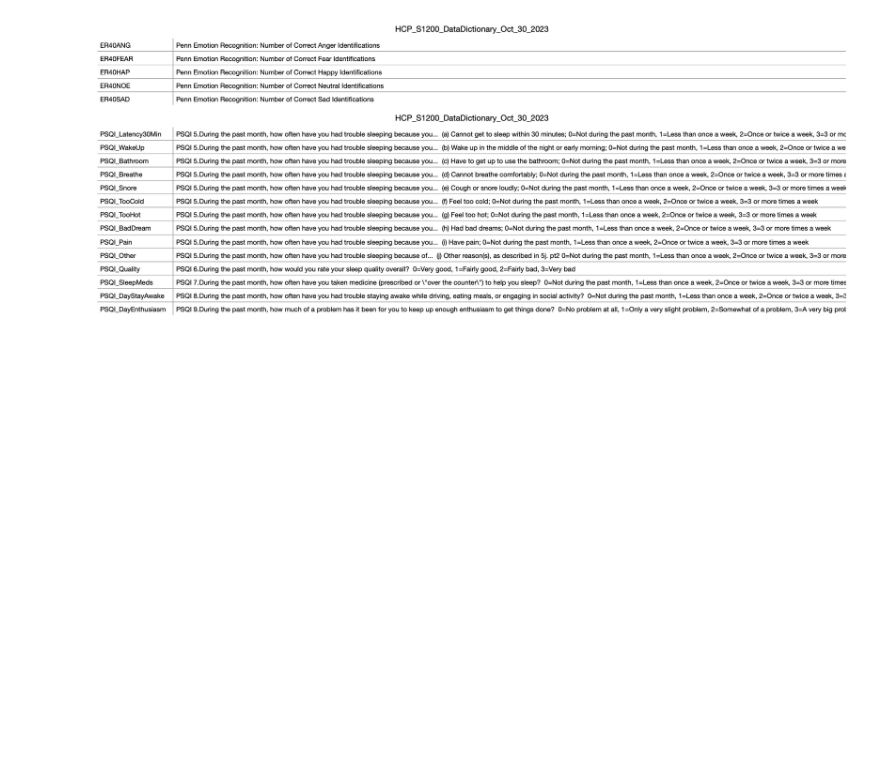
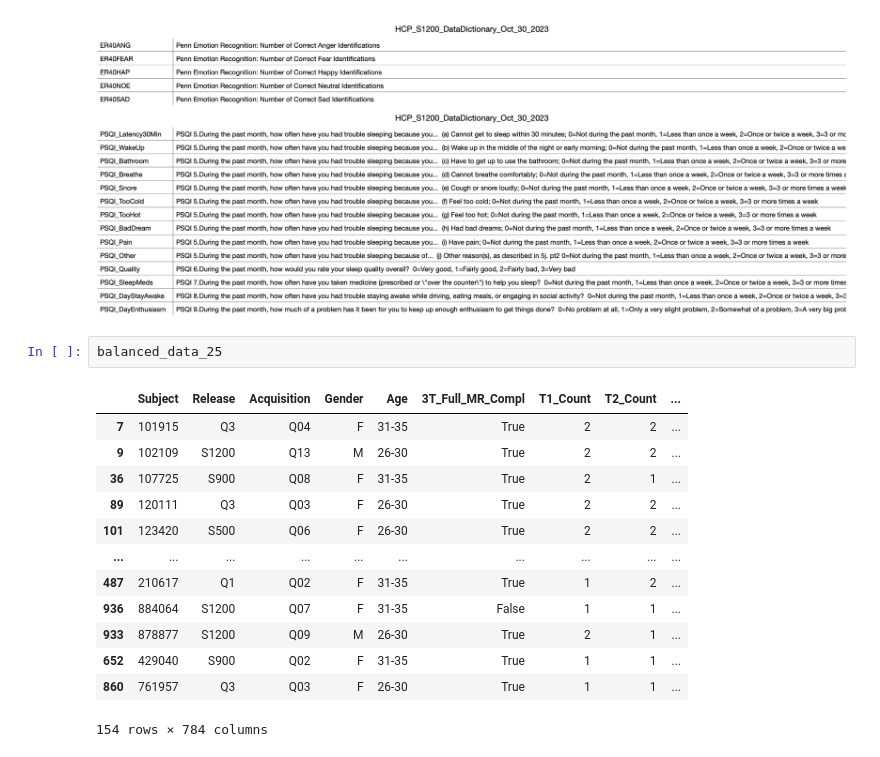
Before and after one commit to vickyli1015/Public-DSC180B-Functional-Connectivity-Project, a Jupyter notebook: Vicky_EDA.ipynb, the cells around one changed output. Saved outputs shown, nothing was run; the diff lists cells and outputs as text; blank space fills up the shorter version.

```diff
--- a/Vicky_EDA.ipynb
+++ b/Vicky_EDA.ipynb
@@ -512,3 +512,19 @@ plt.show()
 # %% [markdown]
 ![image.png](attachment:image.png)
 ![image.png](attachment:image-2.png)
+# %%
+balanced_data_25
+# %% [output]
+|  | Subject | Release | Acquisition | Gender | Age | 3T_Full_MR_Compl | T1_Count | T2_Count | ... |
+| 7 | 101915 | Q3 | Q04 | F | 31-35 | True | 2 | 2 | ... |
+| 9 | 102109 | S1200 | Q13 | M | 26-30 | True | 2 | 2 | ... |
+| 36 | 107725 | S900 | Q08 | F | 31-35 | True | 2 | 1 | ... |
+| 89 | 120111 | Q3 | Q03 | F | 26-30 | True | 2 | 2 | ... |
+| 101 | 123420 | S500 | Q06 | F | 26-30 | True | 2 | 2 | ... |
+| ... | ... | ... | ... | ... | ... | ... | ... | ... | ... |
+| 487 | 210617 | Q1 | Q02 | F | 31-35 | True | 1 | 2 | ... |
+| 936 | 884064 | S1200 | Q07 | F | 31-35 | False | 1 | 1 | ... |
+| 933 | 878877 | S1200 | Q09 | M | 26-30 | True | 2 | 1 | ... |
+| 652 | 429040 | S900 | Q02 | F | 31-35 | True | 1 | 1 | ... |
+| 860 | 761957 | Q3 | Q03 | F | 26-30 | True | 1 | 1 | ... |
+154 rows × 784 columns
```
Also changed, not shown: 2 other files.
